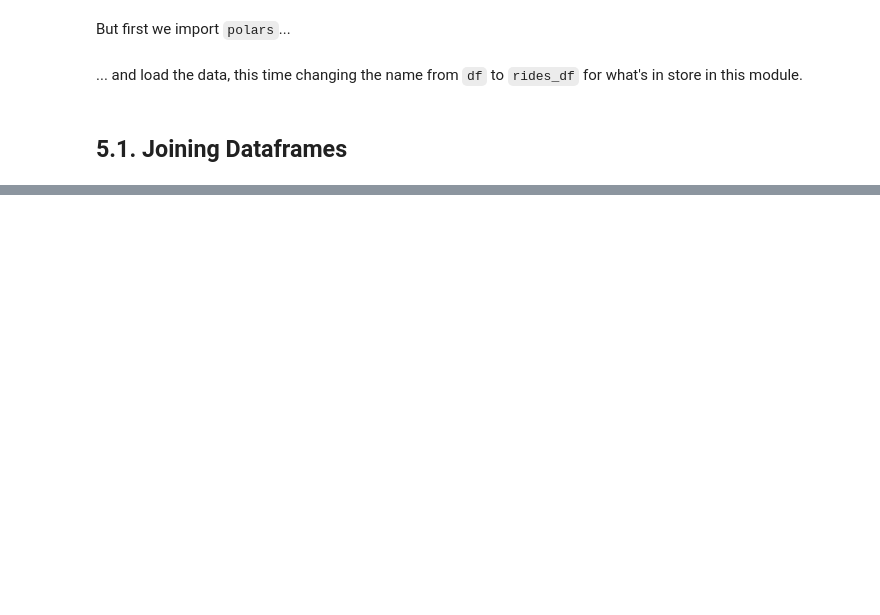
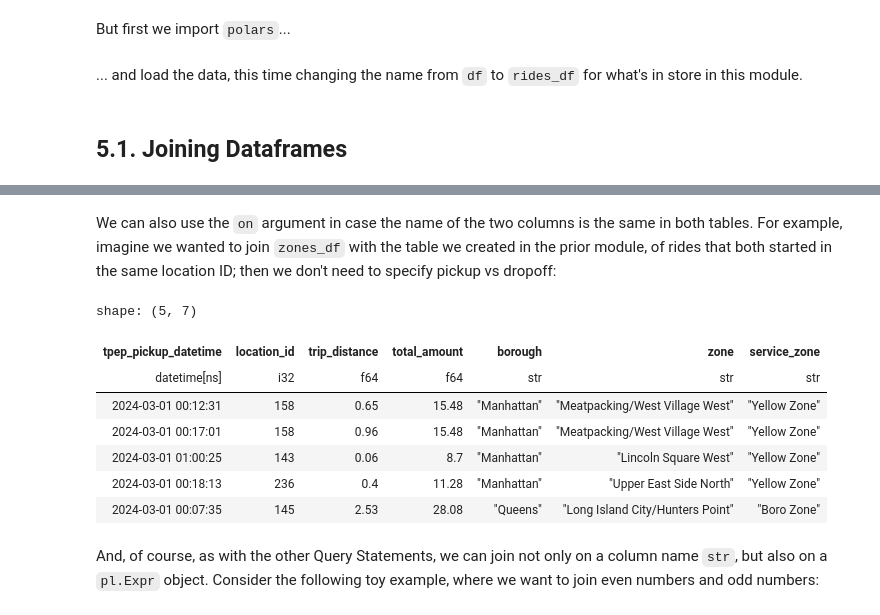
Before and after one commit to kalona/polars-for-data-science-oreilly-course, a Jupyter notebook: notebooks/6. Data Manipulation IV - Combining Data.ipynb, the cells around one changed output, grey strips where cells are left out. Drawn from its saved outputs; the diff is of its cells as text; code cells hidden in the pictures; blank space fills up the shorter version.

```diff
--- a/notebooks/6. Data Manipulation IV - Combining Data.ipynb
+++ b/notebooks/6. Data Manipulation IV - Combining Data.ipynb
@@ -51,0 +164,29 @@ Now, in the previous module, we
+# %% [markdown]
+We can also use the `on` argument in case the name of the two columns is the same in both tables. For example, imagine we wanted to join `zones_df` with the table we created in the prior module, of rides that both started in the same location ID; then we don't need to specify pickup vs dropoff:
+# %%
+(
+    rides_df
+    .filter(pl.col("do_location_id").eq(pl.col("pu_location_id")))
+    .select([
+        "tpep_pickup_datetime",
+        pl.col("pu_location_id").alias("location_id"),
+        "trip_distance",
+        "total_amount",
+    ])
+    .join(
+        zones_df,
+        on="location_id",
+    )
+    .head()
+)
+# %% [output]
+shape: (5, 7)
+| tpep_pickup_datetime | location_id | trip_distance | total_amount | borough | zone | service_zone |
+| datetime[ns] | i32 | f64 | f64 | str | str | str |
+| 2024-03-01 00:12:31 | 158 | 0.65 | 15.48 | "Manhattan" | "Meatpacking/West Village West" | "Yellow Zone" |
+| 2024-03-01 00:17:01 | 158 | 0.96 | 15.48 | "Manhattan" | "Meatpacking/West Village West" | "Yellow Zone" |
+| 2024-03-01 01:00:25 | 143 | 0.06 | 8.7 | "Manhattan" | "Lincoln Square West" | "Yellow Zone" |
+| 2024-03-01 00:18:13 | 236 | 0.4 | 11.28 | "Manhattan" | "Upper East Side North" | "Yellow Zone" |
+| 2024-03-01 00:07:35 | 145 | 2.53 | 28.08 | "Queens" | "Long Island City/Hunters Point" | "Boro Zone" |
+# %% [markdown]
+And, of course, as with the other Query Statements, we can join not only on a column name `str`, but also on a `pl.Expr` object. Consider the following toy example, where we want to join even numbers and odd numbers:
```
Also changed, not shown: parts of 22 cells of this notebook, 2 other files.
